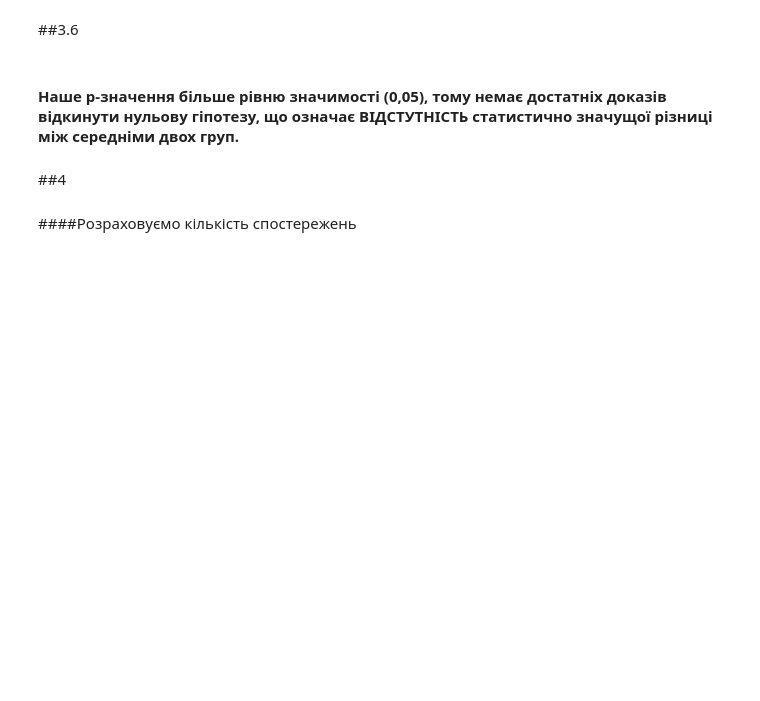
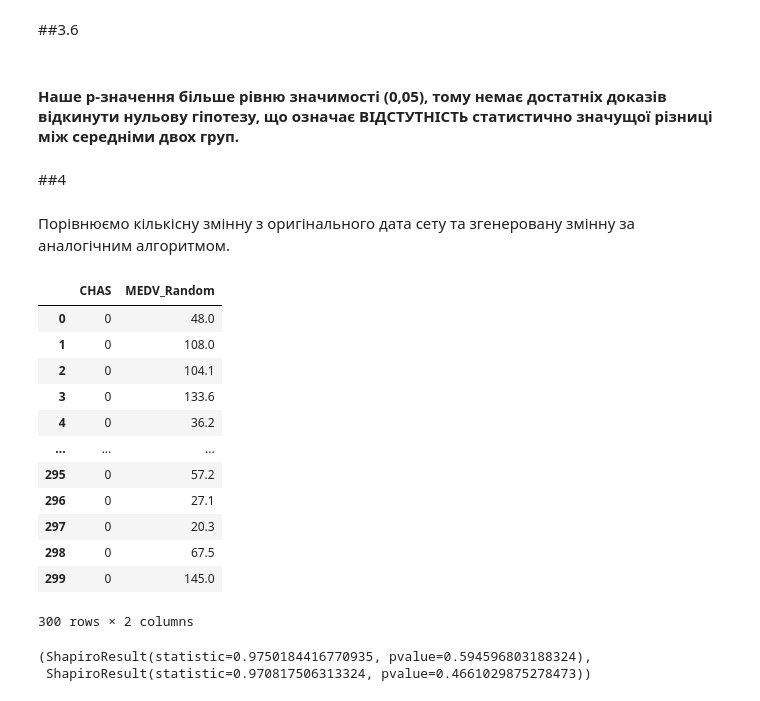
Before and after one commit to kurkur19/Analysis-BMD-Al-Khmuz-BS-25, a Jupyter notebook: Обробка_та_аналіз_біомедичних_даних_БС_25_Аль_Хмуз_КП_№4_5.ipynb, the cells around one changed output. Saved outputs shown, nothing was run; the diff lists cells and outputs as text; code cells hidden in the pictures; blank space fills up the shorter version.

```diff
--- a/Обробка_та_аналіз_біомедичних_даних_БС_25_Аль_Хмуз_КП_№4_5.ipynb
+++ b/Обробка_та_аналіз_біомедичних_даних_БС_25_Аль_Хмуз_КП_№4_5.ipynb
@@ -159,5 +188,35 @@ T-statistic: 3.570101608611486, P-value: 0.00108859570875991
 #### Наше p-значення більше рівню значимості (0,05), тому немає достатніх доказів відкинути нульову гіпотезу, що означає ВІДСТУТНІСТЬ статистично значущої різниці між середніми двох груп.
 # %% [markdown]
 ##4
-# %% [markdown]
-####Розраховуємо кількість спостережень
+# %% [markdown]
+Порівнюємо кількісну змінну з оригінального дата сету та згенеровану змінну за аналогічним алгоритмом.
+# %%
+chas_0_1 = boston[boston['CHAS'].isin([0, 1])]
+chas_0_1[["CHAS", "MEDV_Random"]].head(300)
+# %% [output]
+|  | CHAS | MEDV_Random |
+| 0 | 0 | 48.0 |
+| 1 | 0 | 108.0 |
+| 2 | 0 | 104.1 |
+| 3 | 0 | 133.6 |
+| 4 | 0 | 36.2 |
+| ... | ... | ... |
+| 295 | 0 | 57.2 |
+| 296 | 0 | 27.1 |
+| 297 | 0 | 20.3 |
+| 298 | 0 | 67.5 |
+| 299 | 0 | 145.0 |
+300 rows × 2 columns
+# %%
+np.random.seed(0)
+sample_0 = np.random.normal(loc=25, scale=1, size=35)  # значення =25, середнє квадратичне =15, кількість=35
+
+sample_1 = np.random.normal(loc=25, scale=1, size=35)
+
+shapiro_test_0 = stats.shapiro(sample_0)
+shapiro_test_1 = stats.shapiro(sample_1)
+
+shapiro_test_0, shapiro_test_1
+# %% [output]
+(ShapiroResult(statistic=0.9750184416770935, pvalue=0.594596803188324),
+ ShapiroResult(statistic=0.970817506313324, pvalue=0.4661029875278473))
```
Also changed, not shown: parts of 27 cells of this notebook.
